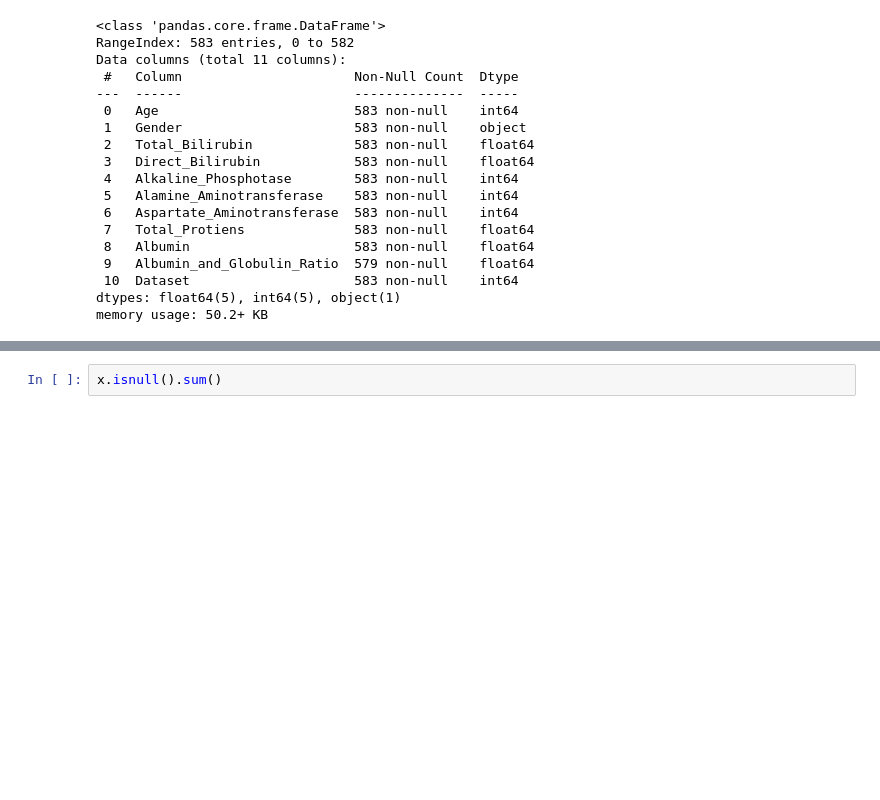
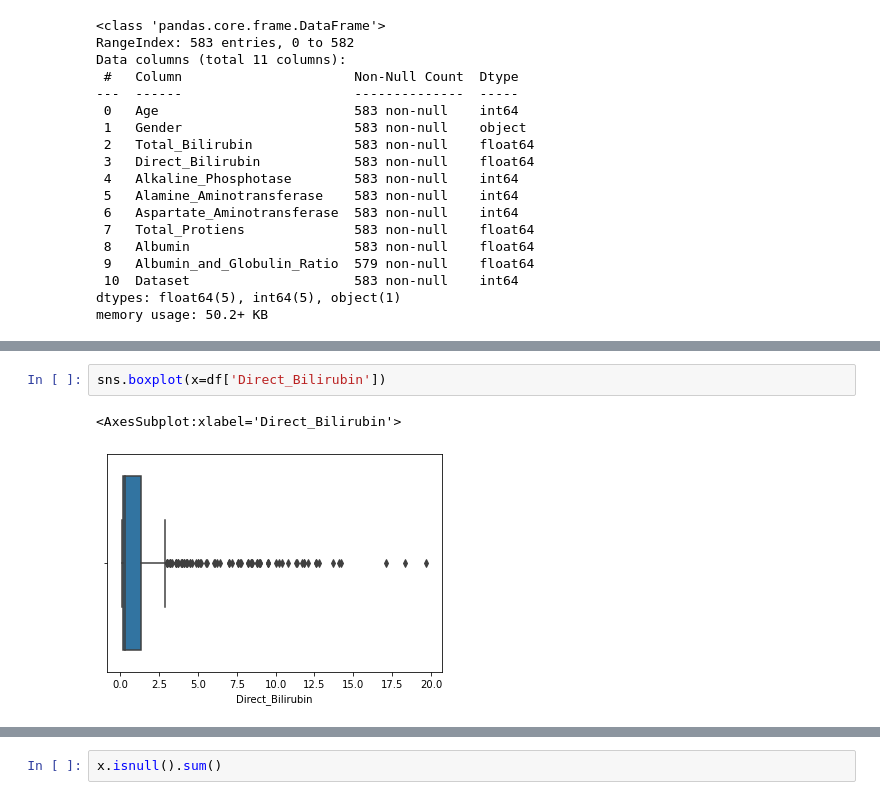
Before and after one commit to abdullahaahmed0539/Liver-Fail-Predictor, a Jupyter notebook: liver_fail_predictor.ipynb, the cells around one changed output, grey strips where cells are left out. Drawn from its saved outputs; the diff is of its cells as text; blank space fills up the shorter version.

```diff
--- a/liver_fail_predictor.ipynb
+++ b/liver_fail_predictor.ipynb
@@ -48,0 +84,5 @@ memory usage: 50.2+ KB
+# %%
+sns.boxplot(x=df['Direct_Bilirubin'])
+# %% [output]
+<AxesSubplot:xlabel='Direct_Bilirubin'>
+[figure, added]
```
Also changed, not shown: parts of 53 cells of this notebook.
